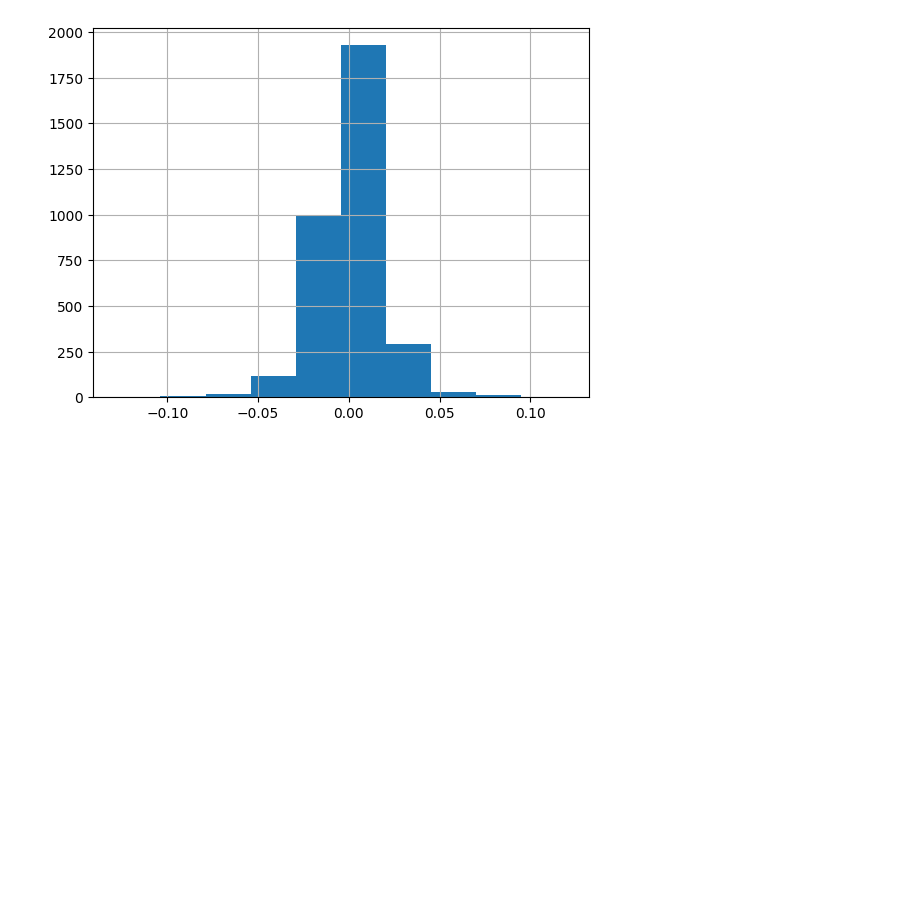
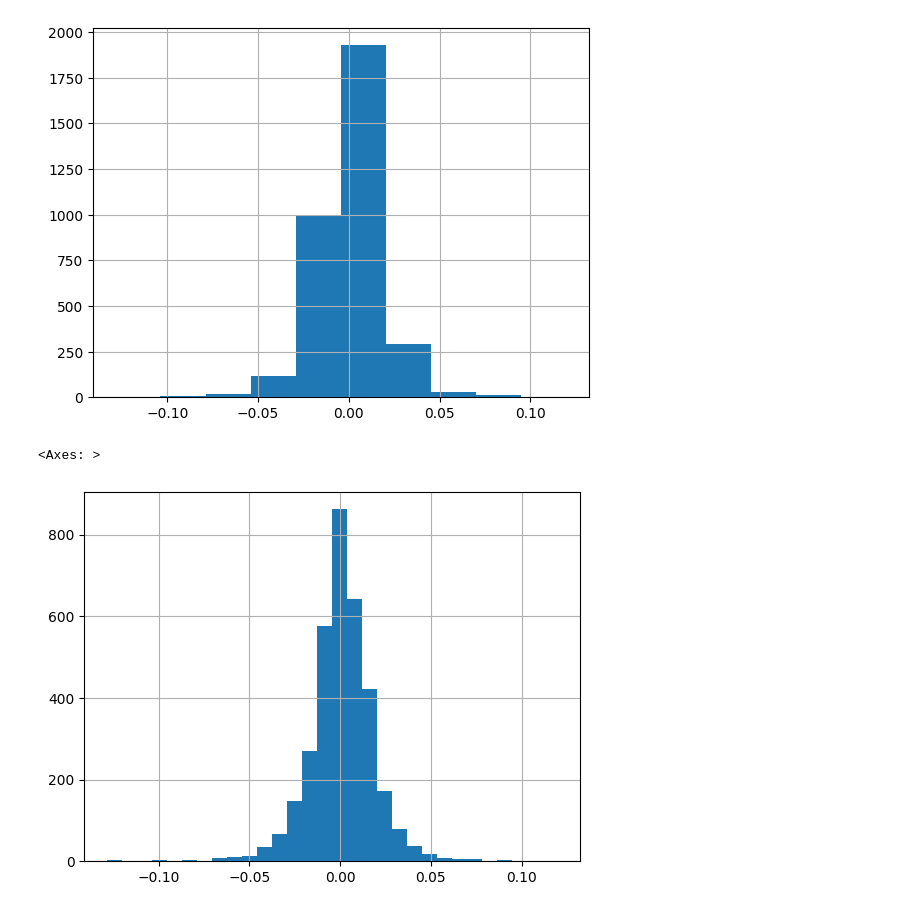
Before and after one commit to SatvikBhatnagar/Quantitative-Finance, a Jupyter notebook: Plotting_Returns.ipynb, the cells around one changed output. Drawn from its saved outputs; the diff is of its cells as text; code cells hidden in the pictures; blank space fills up the shorter version.

Commit message:
changing bins in Histogram

```diff
--- a/Plotting_Returns.ipynb
+++ b/Plotting_Returns.ipynb
@@ -42,3 +42,13 @@ aapl = tweak_data()
 # %% [output]
 <Axes: >
 [figure]
+# %%
+# Change bins
+(aapl
+ .pct_change()
+ .Close
+ .hist(bins=30)
+)
+# %% [output]
+<Axes: >
+[figure, added]
```
